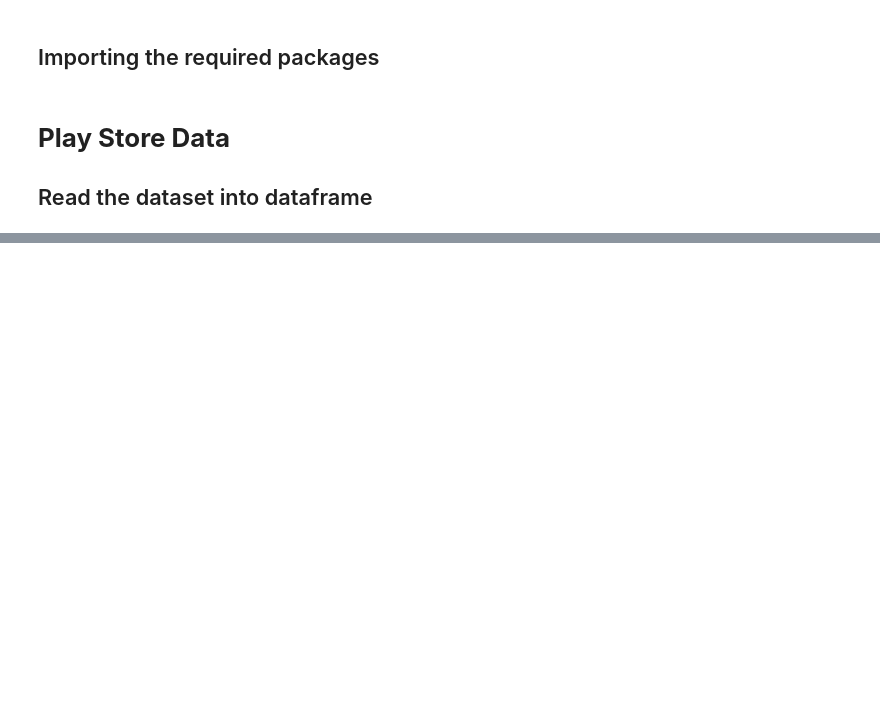
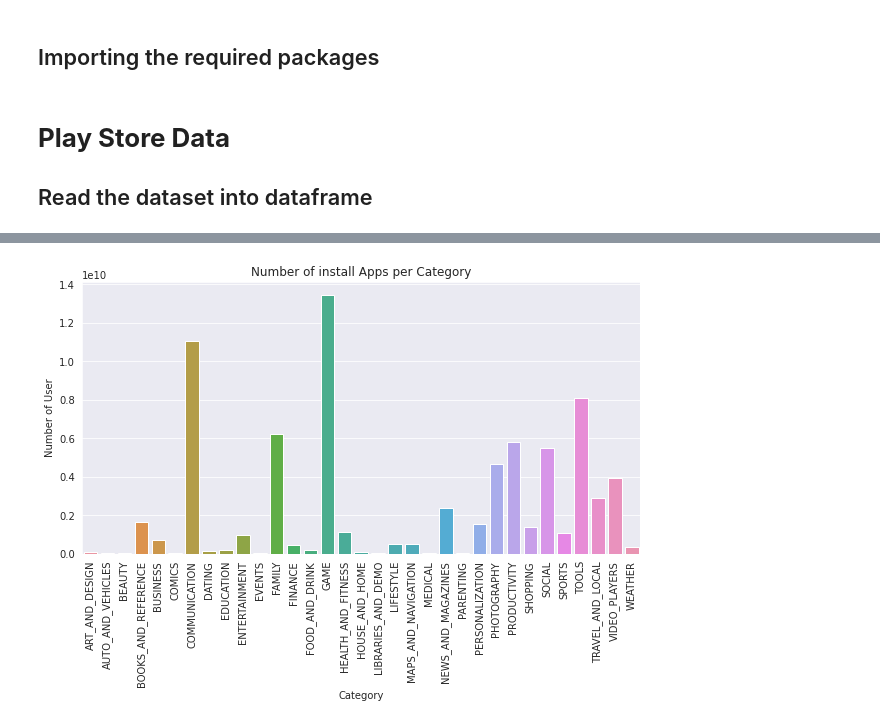
Before and after one commit to brahma102/Play-Store-App-Review-Analysis, a Jupyter notebook: Play_Store_App_Review_Analysis_Capstone_Project.ipynb, the cells around one changed output, grey strips where cells are left out. Drawn from its saved outputs; the diff is of its cells as text; code cells hidden in the pictures; blank space fills up the shorter version.

```diff
--- a/Play_Store_App_Review_Analysis_Capstone_Project.ipynb
+++ b/Play_Store_App_Review_Analysis_Capstone_Project.ipynb
@@ -46,0 +291,4 @@ play_store_df.head(10)
+# %%
+#Count total no of instalation
+users=df2.groupby(['Category'])['Installs'].sum().reset_index()
+users
@@ -46,0 +333,10 @@ play_store_df.head(10)
+# %%
+sns.set_style('darkgrid')
+plt.figure(figsize=(10, 5))
+sns.barplot(x='Category',y='Installs',data=users)
+plt.title('Number of install Apps per Category')
+plt.xticks(rotation=90)
+plt.ylabel('Number of User')
+plt.show()
+# %% [output]
+[figure, added]
```
Also changed, not shown: parts of 36 cells of this notebook.
